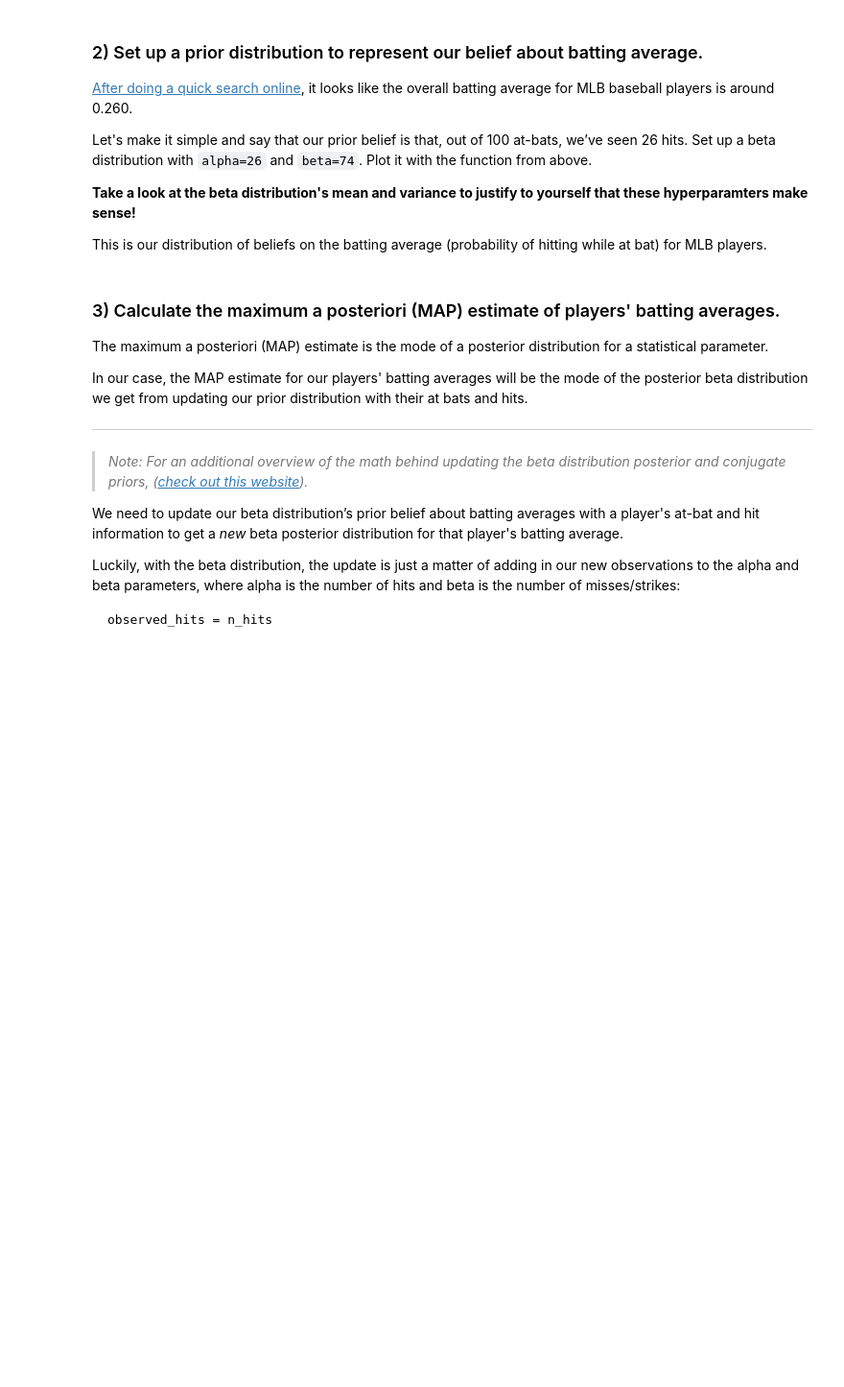
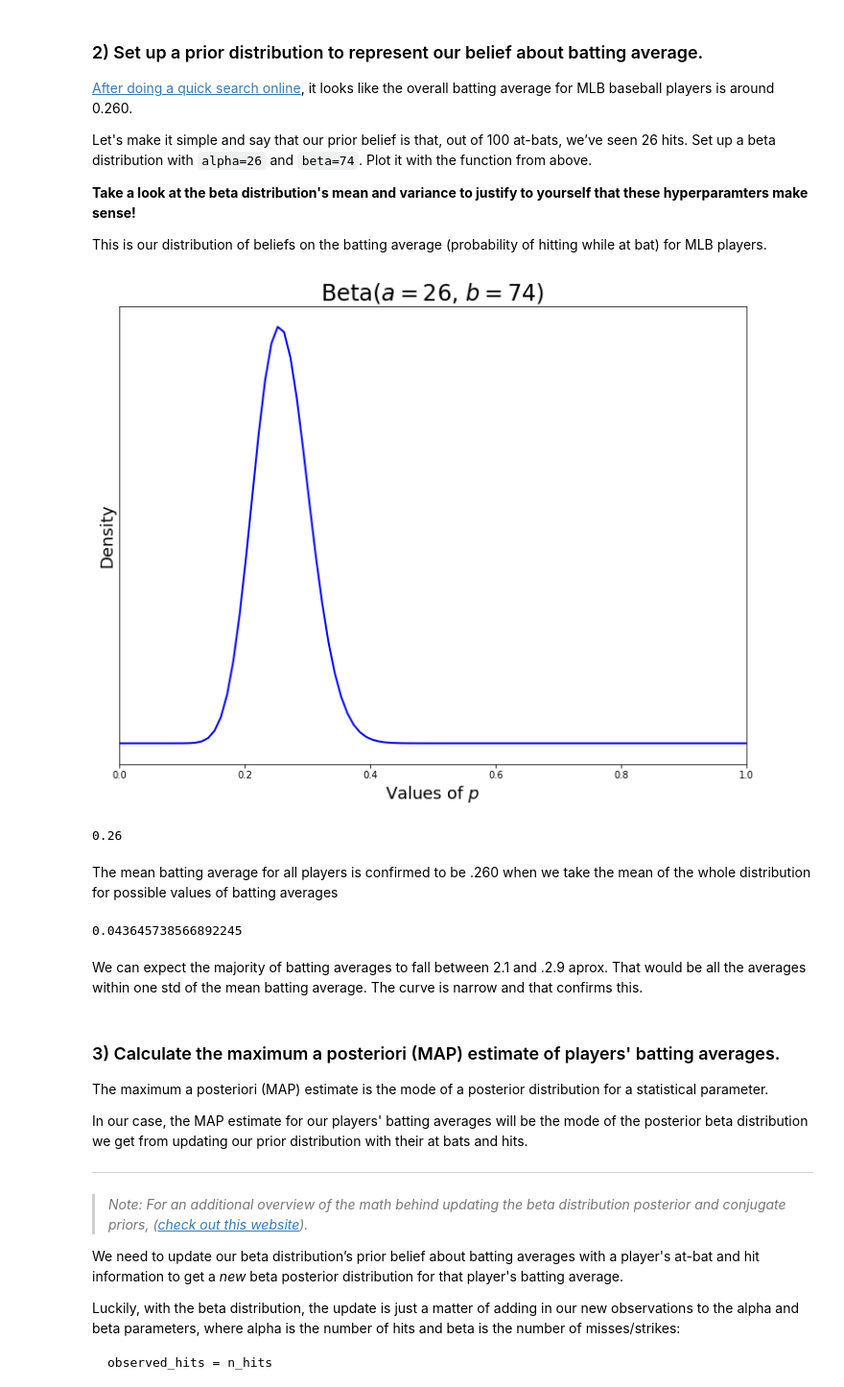
Before and after one commit to Agelf123/bayes_2, a Jupyter notebook: beta-distribution-baseball-hits.ipynb, the cells around one changed output. Shown at 96% size. Saved outputs shown, nothing was run; the diff lists cells and outputs as text; code cells hidden in the pictures; blank space fills up the shorter version.

```diff
--- a/beta-distribution-baseball-hits.ipynb
+++ b/beta-distribution-baseball-hits.ipynb
@@ -51,3 +75,37 @@ This is our distribution of beliefs on the batting average (probability of hitti
+# %%
+# A:
+def plot_beta(a, b):
+    plt.figure(figsize = (12,9))
+    # Generate 100 x values in the appropriate
+    # range to use for plotting:
+    x = np.linspace(0, 1, 100)
+    # Generate line plot.
+    plt.plot(x, beta(a,b).pdf(x),
+            'b', lw=2)
+    # Plot customization:
+    plt.ylabel('Density', fontsize = 18)
+    plt.xlim((0,1))
+    plt.yticks([])
+    plt.xlabel(r'Values of $p$', fontsize = 18)
+    plt.title(fr'Beta($a={a}$, $b={b}$)', fontsize = 24);
+# %%
+plot_beta(26,74)
+# %% [output]
+[figure, added]
+# %%
+prior_beta = stats.beta(26, 74)
+prior_beta.mean()
+# %% [output]
+0.26
+# %% [markdown]
+The mean batting average for all players is confirmed to be .260 when we take the mean of the whole distribution for possible values of batting averages
+# %%
+prior_beta = stats.beta(26, 74)
+prior_beta.std()
+# %% [output]
+0.043645738566892245
+# %% [markdown]
+We can expect the majority of batting averages to fall between 2.1 and .2.9 aprox. That would be all the averages within one std of the mean batting average. The curve is narrow and that confirms this.
 # %% [markdown]
 ### 3) Calculate the maximum a posteriori (MAP) estimate of players' batting averages.
 
```
Also changed, not shown: parts of 15 cells of this notebook.
